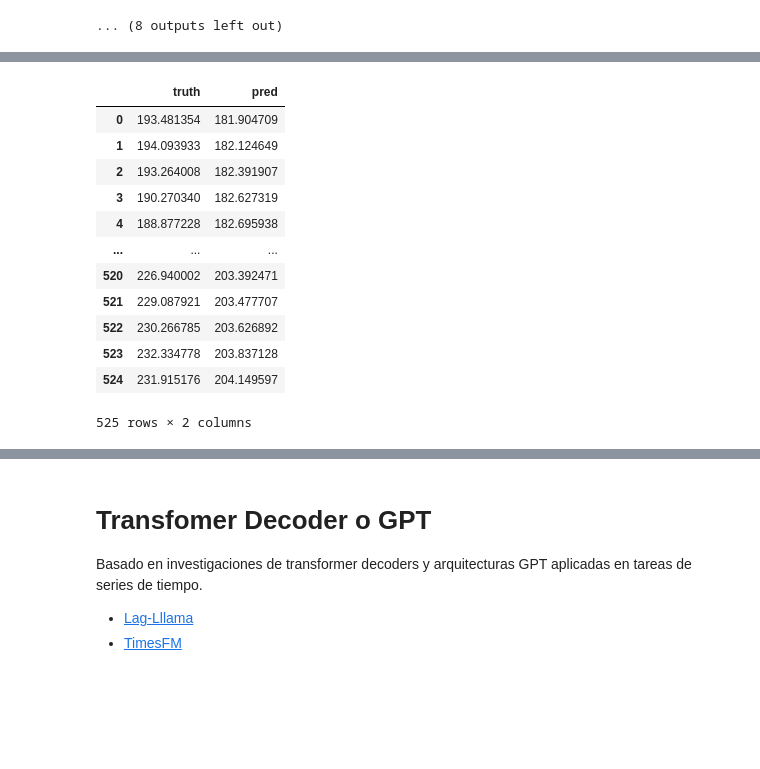
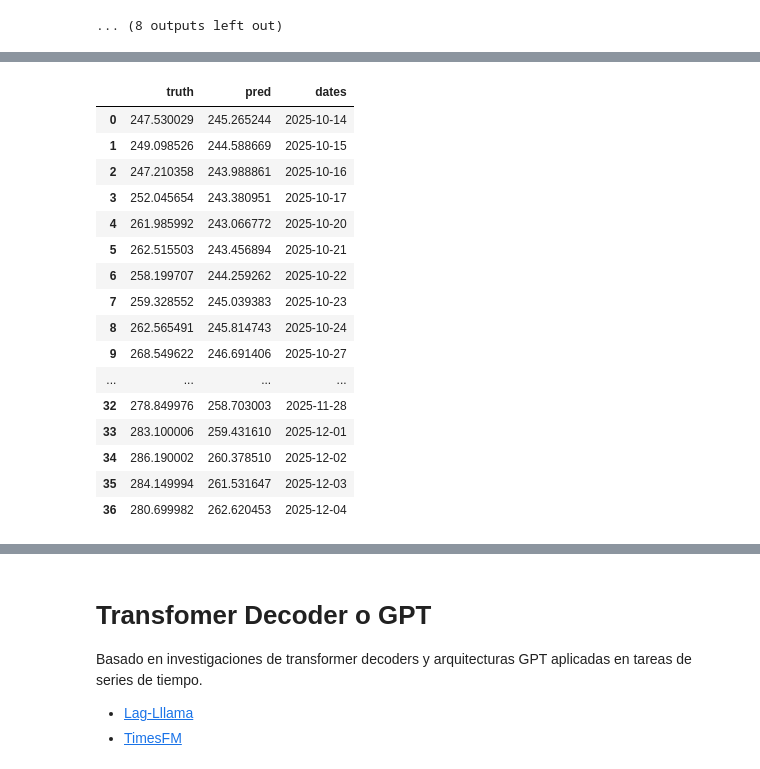
Before and after one commit to AbeRodz/Time-series-II, a Jupyter notebook: tp_2.ipynb, the cells around one changed output, grey strips where cells are left out. Drawn from its saved outputs; the diff is of its cells as text; code cells hidden in the pictures; blank space fills up the shorter version.

```diff
--- a/tp_2.ipynb
+++ b/tp_2.ipynb
@@ -50,0 +121,3 @@ data_close = data[['Close']]
+# %%
+data_close = data[("Close", "AAPL")].to_frame(name="Close")
+data_close.columns = ["Close"]
@@ -94,8 +170,17 @@ array(['2015-01-02T00:00:00.000000000', '2015-01-05T00:00:00.000000000',
 # %%
-window_size = 60
-dataset = TimeSeriesDataset(scaled_data,
-                            data_close.index.values,
-                            window_size=window_size)
+window_size = 30
+
+train_dataset = TimeSeriesDataset(
+    scaled_train,
+    train_data.index.values,
+    window_size=window_size
+)
+
+test_dataset = TimeSeriesDataset(
+    scaled_test,
+    test_data.index.values,
+    window_size=window_size
+)
 
 def collate_fn(batch):
     X = torch.stack([item[0] for item in batch])
@@ -104,10 +189,23 @@ def collate_fn(batch):
     return X, y, dates
 
 batch_size = 32
-dataloader = DataLoader(dataset, batch_size=batch_size, shuffle=True, collate_fn=collate_fn)
+
+train_loader = DataLoader(
+    train_dataset,
+    batch_size=batch_size,
+    shuffle=True,
+    collate_fn=collate_fn
+)
+
+test_loader = DataLoader(
+    test_dataset,
+    batch_size=batch_size,
+    shuffle=False,
+    collate_fn=collate_fn
+)
 
 # sanity check
-for X_batch, y_batch, date_batch in dataloader:
+for X_batch, y_batch, date_batch in test_loader:
     print("X shape:", X_batch.shape)
     print("y shape:", y_batch.shape)
     print("dates:", date_batch[:5])  # list of datetime.datetime objects
@@ -119,6 +216,0 @@ dates: [1742428800000000000, 1563321600000000000, 1536105600000000000, 160306560
-# %%
-split = int(len(dataset) * 0.8)
-train_dataset = torch.utils.data.Subset(dataset, range(split))
-test_dataset = torch.utils.data.Subset(dataset, range(split, len(dataset)))
-train_loader = DataLoader(train_dataset, batch_size=batch_size, shuffle=True)
-test_loader = DataLoader(test_dataset, batch_size=batch_size, shuffle=False)
@@ -231,17 +343,21 @@ print(metrics)
 # %%
-pd.DataFrame({"truth":y_true.flatten(), "pred":y_pred.flatten()})
+pd.DataFrame({"truth":y_true.flatten(), "pred":y_pred.flatten(), "dates":pd.to_datetime(dates)})
 # %% [output]
-|  | truth | pred |
-| 0 | 193.481354 | 181.904709 |
-| 1 | 194.093933 | 182.124649 |
-| 2 | 193.264008 | 182.391907 |
-| 3 | 190.270340 | 182.627319 |
-| 4 | 188.877228 | 182.695938 |
-| ... | ... | ... |
-| 520 | 226.940002 | 203.392471 |
-| 521 | 229.087921 | 203.477707 |
-| 522 | 230.266785 | 203.626892 |
-| 523 | 232.334778 | 203.837128 |
-| 524 | 231.915176 | 204.149597 |
+|  | truth | pred | dates |
+| 0 | 247.530029 | 245.265244 | 2025-10-14 |
+| 1 | 249.098526 | 244.588669 | 2025-10-15 |
+| 2 | 247.210358 | 243.988861 | 2025-10-16 |
+| 3 | 252.045654 | 243.380951 | 2025-10-17 |
+| 4 | 261.985992 | 243.066772 | 2025-10-20 |
+| 5 | 262.515503 | 243.456894 | 2025-10-21 |
+| 6 | 258.199707 | 244.259262 | 2025-10-22 |
+| 7 | 259.328552 | 245.039383 | 2025-10-23 |
+| 8 | 262.565491 | 245.814743 | 2025-10-24 |
+| 9 | 268.549622 | 246.691406 | 2025-10-27 |
+| ... | ... | ... | ... |
+| 32 | 278.849976 | 258.703003 | 2025-11-28 |
+| 33 | 283.100006 | 259.431610 | 2025-12-01 |
+| 34 | 286.190002 | 260.378510 | 2025-12-02 |
+| 35 | 284.149994 | 261.531647 | 2025-12-03 |
+| 36 | 280.699982 | 262.620453 | 2025-12-04 |
-525 rows × 2 columns
 # %%
```
Also changed, not shown: parts of 35 cells of this notebook.
